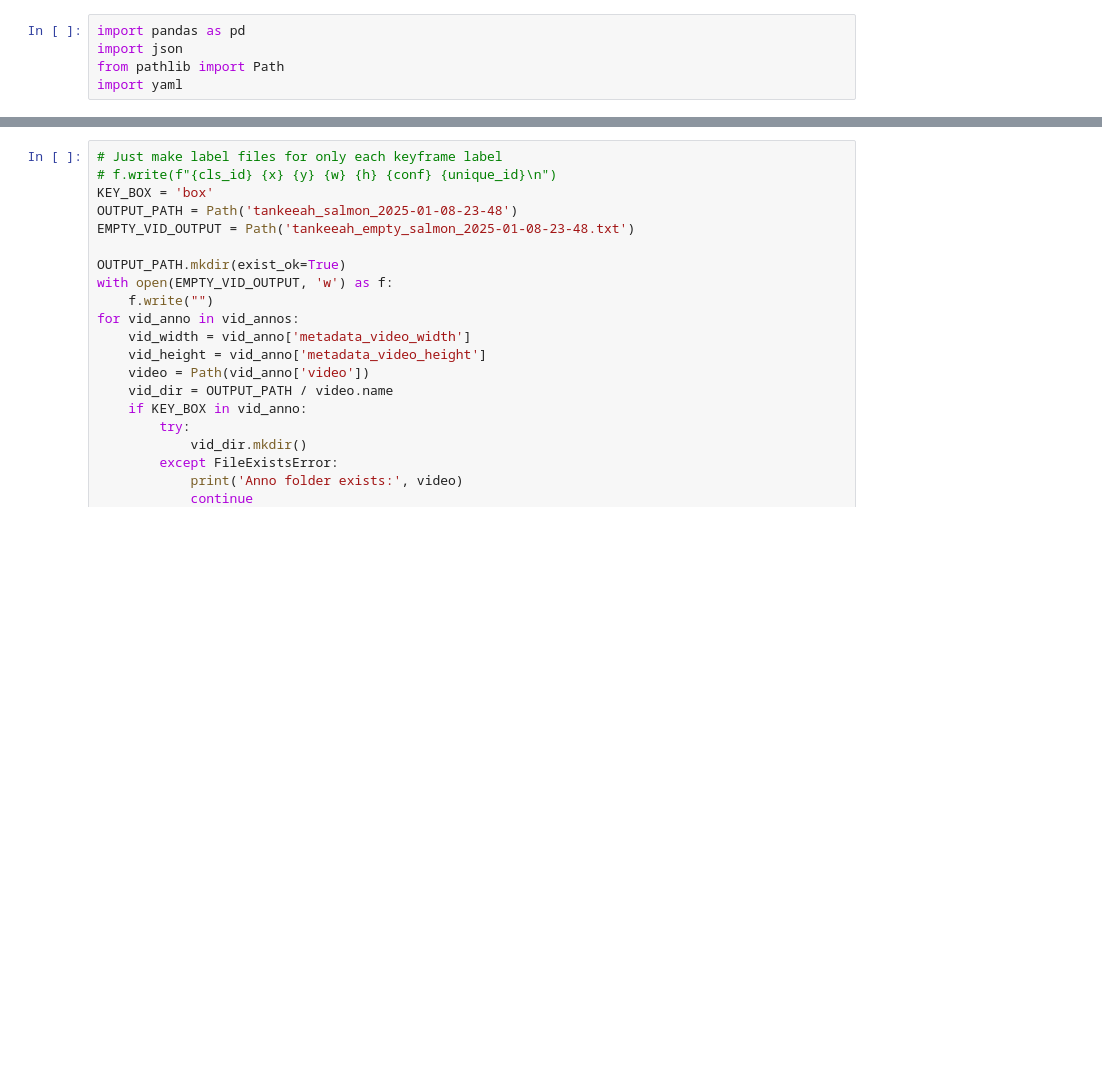
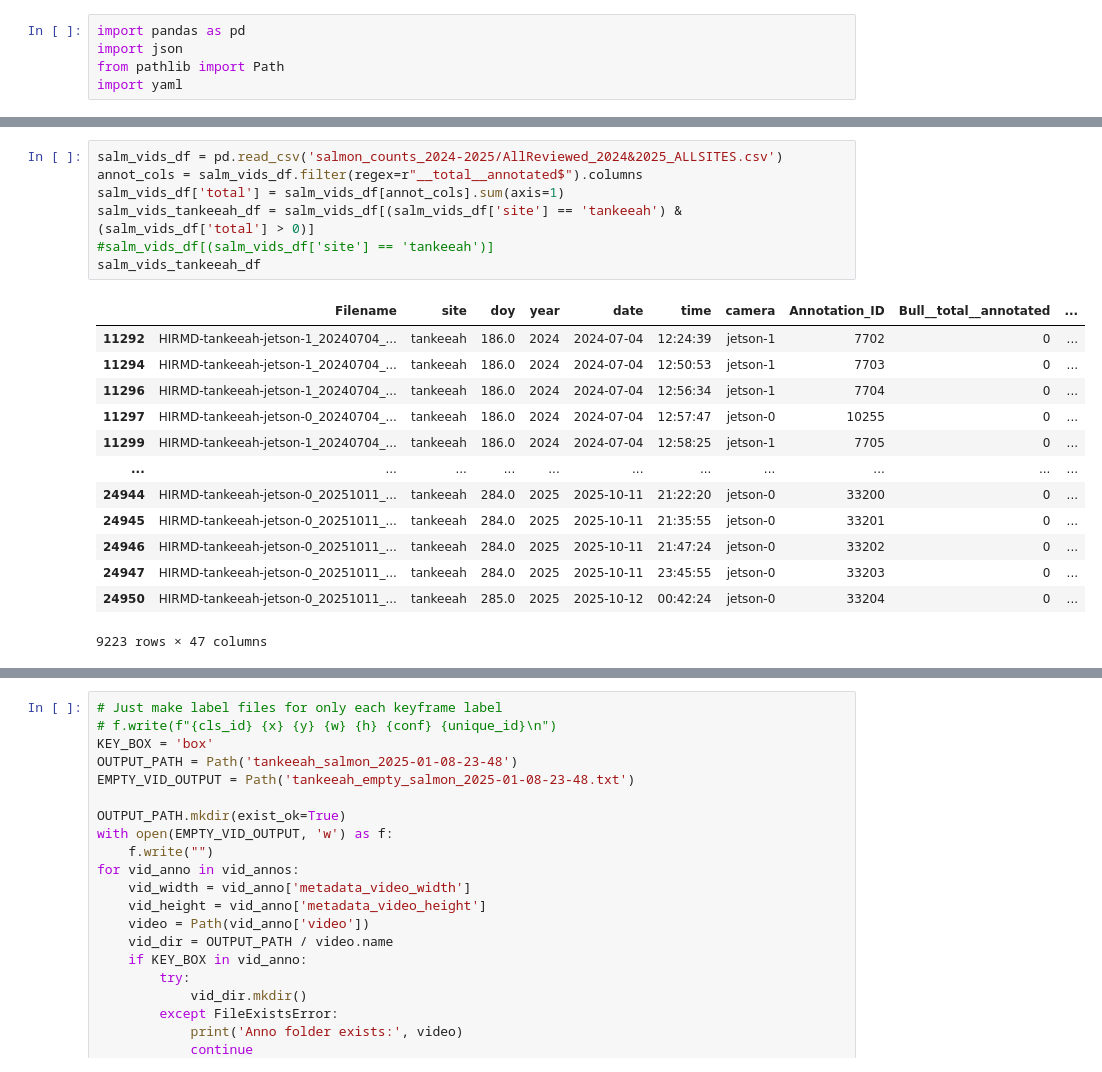
Before and after one commit to Salmon-Computer-Vision/salmon-computer-vision, a Jupyter notebook: training/convert-label-studio-yolo.ipynb, the cells around one changed output, grey strips where cells are left out. Drawn from its saved outputs; the diff is of its cells as text; blank space fills up the shorter version.

Commit message:
Test conversions and counts compiles

```diff
--- a/training/convert-label-studio-yolo.ipynb
+++ b/training/convert-label-studio-yolo.ipynb
@@ -61,0 +251,21 @@ Path(vid_annos[5]['video']).stem
+# %%
+salm_vids_df = pd.read_csv('salmon_counts_2024-2025/AllReviewed_2024&2025_ALLSITES.csv')
+annot_cols = salm_vids_df.filter(regex=r"__total__annotated$").columns
+salm_vids_df['total'] = salm_vids_df[annot_cols].sum(axis=1)
+salm_vids_tankeeah_df = salm_vids_df[(salm_vids_df['site'] == 'tankeeah') & (salm_vids_df['total'] > 0)]
+#salm_vids_df[(salm_vids_df['site'] == 'tankeeah')]
+salm_vids_tankeeah_df
+# %% [output]
+|  | Filename | site | doy | year | date | time | camera | Annotation_ID | Bull__total__annotated | ... |
+| 11292 | HIRMD-tankeeah-jetson-1_20240704_... | tankeeah | 186.0 | 2024 | 2024-07-04 | 12:24:39 | jetson-1 | 7702 | 0 | ... |
+| 11294 | HIRMD-tankeeah-jetson-1_20240704_... | tankeeah | 186.0 | 2024 | 2024-07-04 | 12:50:53 | jetson-1 | 7703 | 0 | ... |
+| 11296 | HIRMD-tankeeah-jetson-1_20240704_... | tankeeah | 186.0 | 2024 | 2024-07-04 | 12:56:34 | jetson-1 | 7704 | 0 | ... |
+| 11297 | HIRMD-tankeeah-jetson-0_20240704_... | tankeeah | 186.0 | 2024 | 2024-07-04 | 12:57:47 | jetson-0 | 10255 | 0 | ... |
+| 11299 | HIRMD-tankeeah-jetson-1_20240704_... | tankeeah | 186.0 | 2024 | 2024-07-04 | 12:58:25 | jetson-1 | 7705 | 0 | ... |
+| ... | ... | ... | ... | ... | ... | ... | ... | ... | ... | ... |
+| 24944 | HIRMD-tankeeah-jetson-0_20251011_... | tankeeah | 284.0 | 2025 | 2025-10-11 | 21:22:20 | jetson-0 | 33200 | 0 | ... |
+| 24945 | HIRMD-tankeeah-jetson-0_20251011_... | tankeeah | 284.0 | 2025 | 2025-10-11 | 21:35:55 | jetson-0 | 33201 | 0 | ... |
+| 24946 | HIRMD-tankeeah-jetson-0_20251011_... | tankeeah | 284.0 | 2025 | 2025-10-11 | 21:47:24 | jetson-0 | 33202 | 0 | ... |
+| 24947 | HIRMD-tankeeah-jetson-0_20251011_... | tankeeah | 284.0 | 2025 | 2025-10-11 | 23:45:55 | jetson-0 | 33203 | 0 | ... |
+| 24950 | HIRMD-tankeeah-jetson-0_20251011_... | tankeeah | 285.0 | 2025 | 2025-10-12 | 00:42:24 | jetson-0 | 33204 | 0 | ... |
+9223 rows × 47 columns
```
Also changed, not shown: parts of 29 cells of this notebook, 1 other file.
